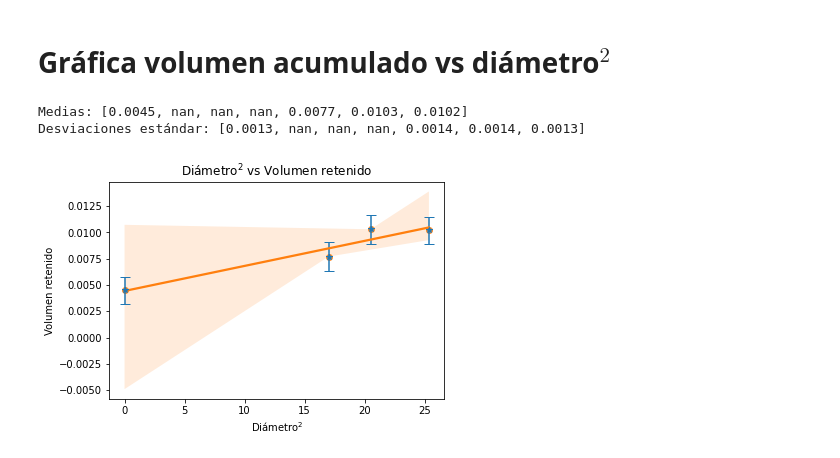
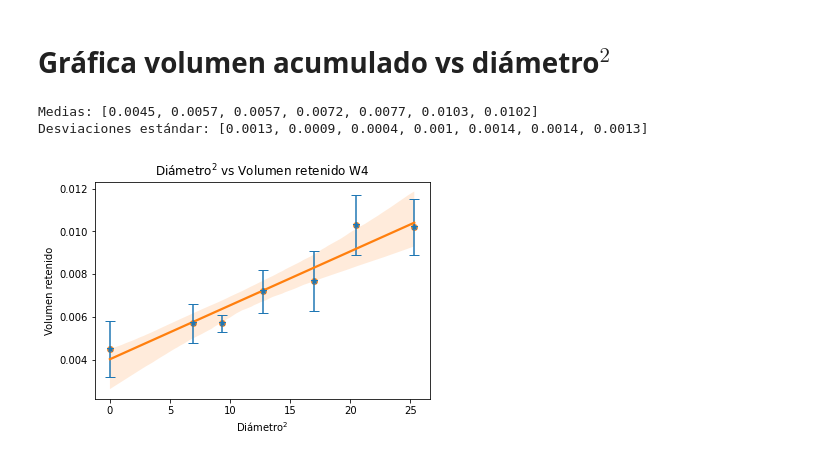
Before and after one commit to And2300/Trash, a Jupyter notebook: Experimento2W4_Datos.ipynb, the cells around one changed output. Drawn from its saved outputs; the diff is of its cells as text; code cells hidden in the pictures.

```diff
--- a/Experimento2W4_Datos.ipynb
+++ b/Experimento2W4_Datos.ipynb
@@ -132,2 +129,5 @@ listad32 = []
+# %%
+listad31 = [2.1633,2.1666,2.1660,2.1663,2.1653,2.1667,2.1653,2.1654,2.1669,2.1679]
+listad32 = [2.1715,2.1743,2.1716,2.1732,2.1728,2.1743,2.1729,2.1723,2.1754,2.1732]
 # %%
 plot_hist(listad32,listad31, alpha=2)
@@ -139,2 +138,5 @@ listad22 = []
+# %%
+listad21 = [2.1656,2.1655,2.1648,2.1662,2.1635,2.1660,2.1647,2.1639,2.1670,2.1649]
+listad22 = [2.1708,2.1708,2.1707,2.1713,2.1695,2.1718,2.1712,2.1692,2.1727,2.1709]
 # %%
 plot_hist(listad22,listad21, alpha=2)
@@ -146,2 +147,5 @@ listad12 = []
+# %%
+listad11 = [2.1658,2.1636,2.1632,2.1644,2.1639,2.1666,2.1652,2.1650,2.1670,2.1662]
+listad12 = [2.1726,2.1705,2.1696,2.1696,2.1693,2.1721,2.1706,2.1688,2.1723,2.1725]
 # %%
 plot_hist(listad12,listad11, alpha=2)
@@ -197,20 +203,20 @@ mediasvol, desviacionesvol = med_std_lis(listas)
 print("Medias:", mediasvol)
 print("Desviaciones estándar:", desviacionesvol)
 # %% [output]
-Medias: [0.0045, nan, nan, nan, 0.0077, 0.0103, 0.0102]
-Desviaciones estándar: [0.0013, nan, nan, nan, 0.0014, 0.0014, 0.0013]
+Medias: [0.0045, 0.0057, 0.0057, 0.0072, 0.0077, 0.0103, 0.0102]
+Desviaciones estándar: [0.0013, 0.0009, 0.0004, 0.001, 0.0014, 0.0014, 0.0013]
 # %%
 fig, ax = plt.subplots()
 
 mediasDiscoCuad = [x**2 for x in mediasDisco]
 ax.errorbar(mediasDiscoCuad, mediasvol, yerr=desviacionesvol, fmt='*', capsize=5)
 sns.regplot(mediasDiscoCuad, mediasvol)
 
 #ax.set_ylim(0, 2)
 ax.set_xlabel('Diámetro$^2$')
 ax.set_ylabel('Volumen retenido')
-ax.set_title('Diámetro$^2$ vs Volumen retenido')
+ax.set_title('Diámetro$^2$ vs Volumen retenido W4')
 
 plt.show()
 # %% [output]
-[figure, old version]
+[figure, new version]
```
Also changed, not shown: parts of 6 cells of this notebook.
